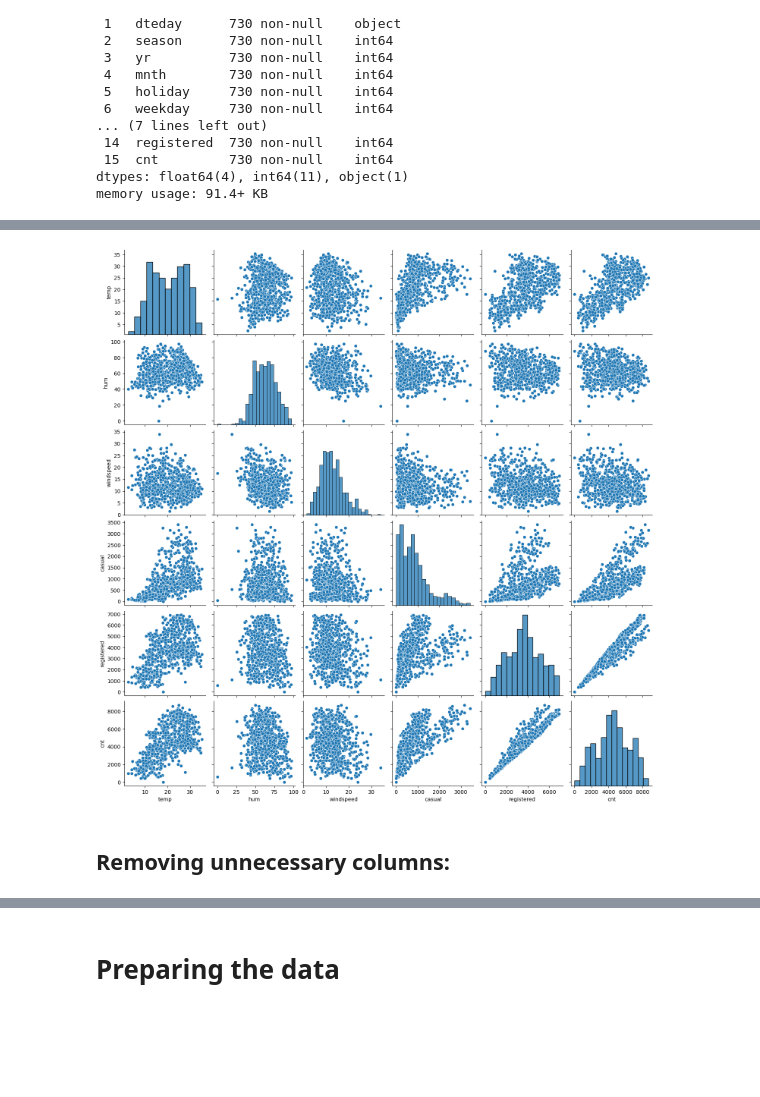
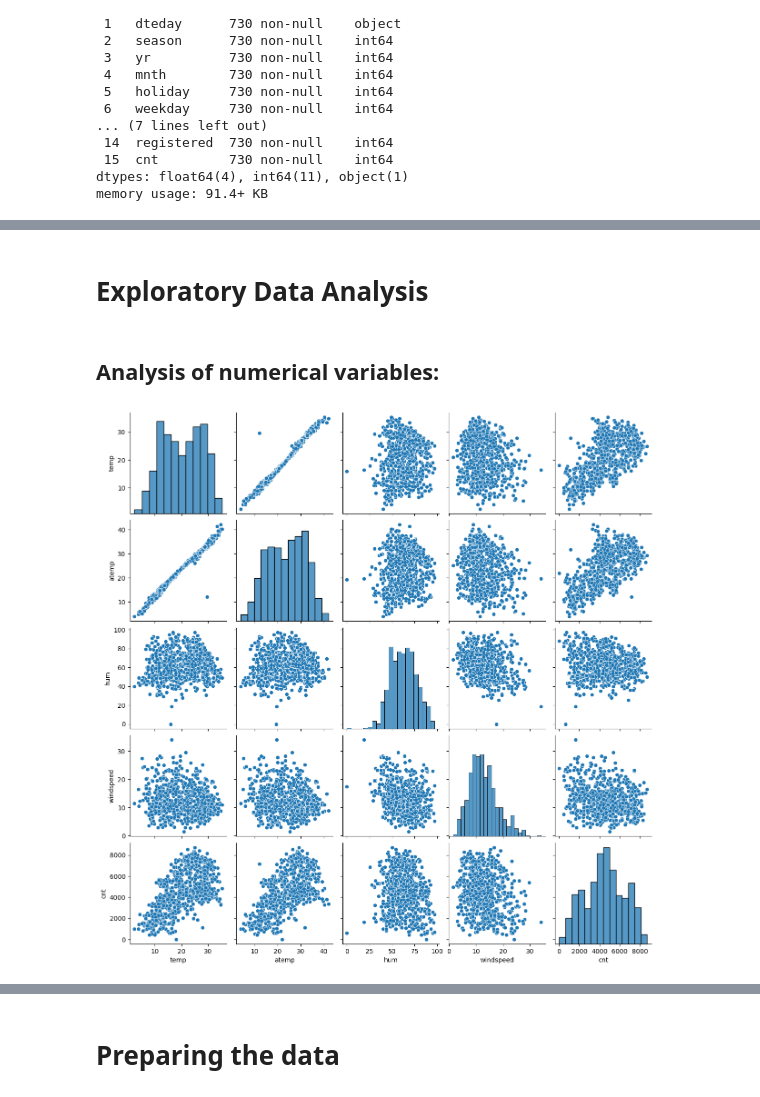
Before and after one commit to Debnath-Goutam/Bike-Sharing, a Jupyter notebook: Bike-Sharing/Bike-Sharing.ipynb, the cells around one changed output, grey strips where cells are left out. Saved outputs shown, nothing was run; the diff lists cells and outputs as text; code cells hidden in the pictures; blank space fills up the shorter version.

```diff
--- a/Bike-Sharing/Bike-Sharing.ipynb
+++ b/Bike-Sharing/Bike-Sharing.ipynb
@@ -72,4 +72,5 @@ data.describe()
 | 75% | 547.750000 | 3.000000 | 1.000000 | 10.000000 | 0.000000 | 5.000000 | 1.000000 | 2.000000 | 26.880615 | 30.445775 | ... |
 | max | 730.000000 | 4.000000 | 1.000000 | 12.000000 | 1.000000 | 6.000000 | 1.000000 | 3.000000 | 35.328347 | 42.044800 | ... |
 # %%
-temp = ['temp', 'hum', 'windspeed', 'casual', 'registered', 'cnt']
+nums = ['temp', 'atemp',  'hum', 'windspeed', 'cnt']
+cat = ['season','yr','mnth','holiday','weekday','workingday','weathersit']
@@ -76,7 +103,9 @@ temp = ['temp', 'hum', 'windspeed', 'casual', 'registered', 'cnt']
+# %% [markdown]
+# Exploratory Data Analysis
+# %% [markdown]
+##  Analysis of numerical variables:
 # %%
-sns.pairplot(data[temp])
+sns.pairplot(data[nums])
 plt.show()
 # %% [output]
-[figure, old version]
+[figure, new version]
-# %% [markdown]
-## Removing unnecessary columns:
```
Also changed, not shown: parts of 27 cells of this notebook, 3 other files.
